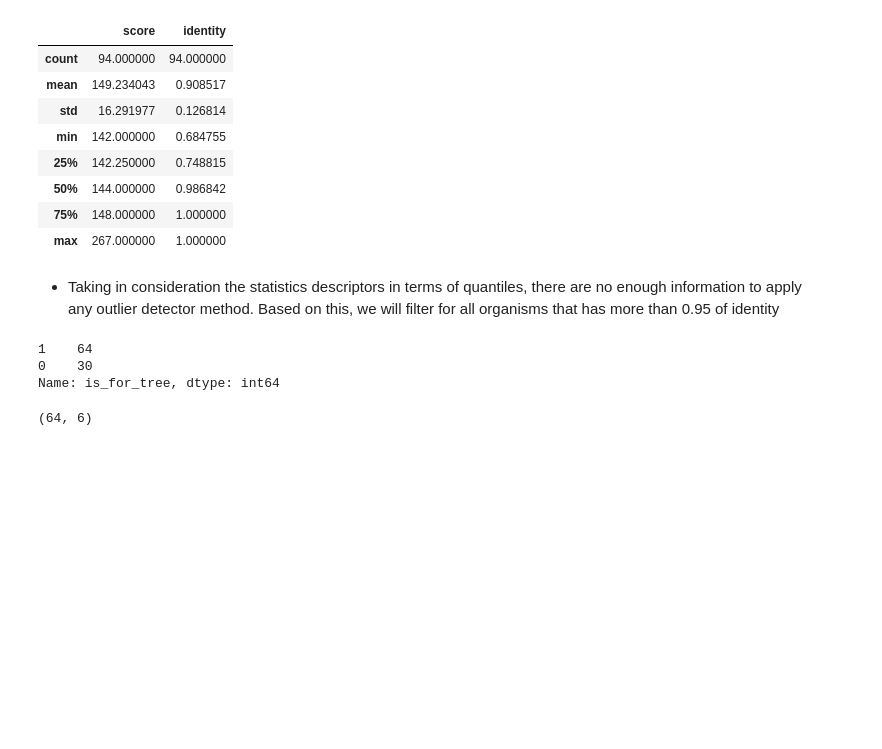
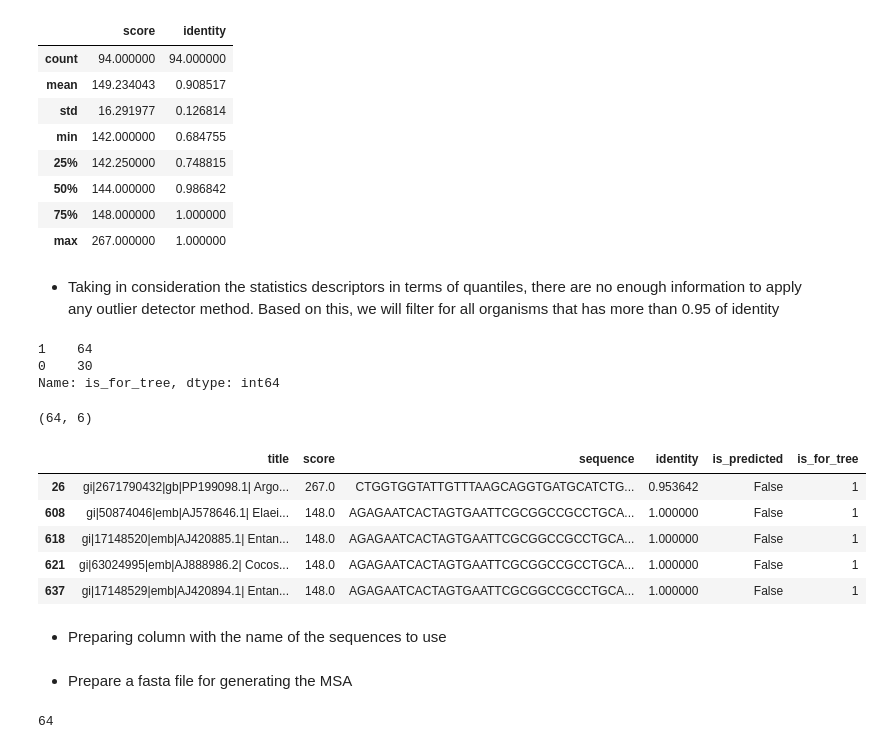
Before and after one commit to dMedinaO/PI5P4K_analysis, a Jupyter notebook: notebook_analysis/developing_phylogenetic_tree.ipynb, the cells around one changed output. Drawn from its saved outputs; the diff is of its cells as text; code cells hidden in the pictures; blank space fills up the shorter version.

Commit message:
first step on automatization of phylogenetic tree

```diff
--- a/notebook_analysis/developing_phylogenetic_tree.ipynb
+++ b/notebook_analysis/developing_phylogenetic_tree.ipynb
@@ -136,3 +174,14 @@ df_for_tree = df_filter[df_filter["is_for_tree"]==1]
 df_for_tree.shape
 # %% [output]
 (64, 6)
+# %%
+df_for_tree.head(5)
+# %% [output]
+|  | title | score | sequence | identity | is_predicted | is_for_tree |
+| 26 | gi|2671790432|gb|PP199098.1| Argo... | 267.0 | CTGGTGGTATTGTTTAAGCAGGTGATGCATCTG... | 0.953642 | False | 1 |
+| 608 | gi|50874046|emb|AJ578646.1| Elaei... | 148.0 | AGAGAATCACTAGTGAATTCGCGGCCGCCTGCA... | 1.000000 | False | 1 |
+| 618 | gi|17148520|emb|AJ420885.1| Entan... | 148.0 | AGAGAATCACTAGTGAATTCGCGGCCGCCTGCA... | 1.000000 | False | 1 |
+| 621 | gi|63024995|emb|AJ888986.2| Cocos... | 148.0 | AGAGAATCACTAGTGAATTCGCGGCCGCCTGCA... | 1.000000 | False | 1 |
+| 637 | gi|17148529|emb|AJ420894.1| Entan... | 148.0 | AGAGAATCACTAGTGAATTCGCGGCCGCCTGCA... | 1.000000 | False | 1 |
+# %% [markdown]
+- Preparing column with the name of the sequences to use
@@ -138,0 +190,2 @@ df_for_tree.shape
+# %% [markdown]
+- Prepare a fasta file for generating the MSA
@@ -138,0 +194,9 @@ df_for_tree.shape
+# %%
+fasta_file = "tmp.fasta"
+records = [
+    SeqRecord(Seq(seq), id=seq_id, description="")
+    for seq_id, seq in zip(df_for_tree["name"], df_for_tree["sequence"])
+]
+SeqIO.write(records, fasta_file, "fasta")
+# %% [output]
+64
```
Also changed, not shown: parts of 6 cells of this notebook, 2 other files.
